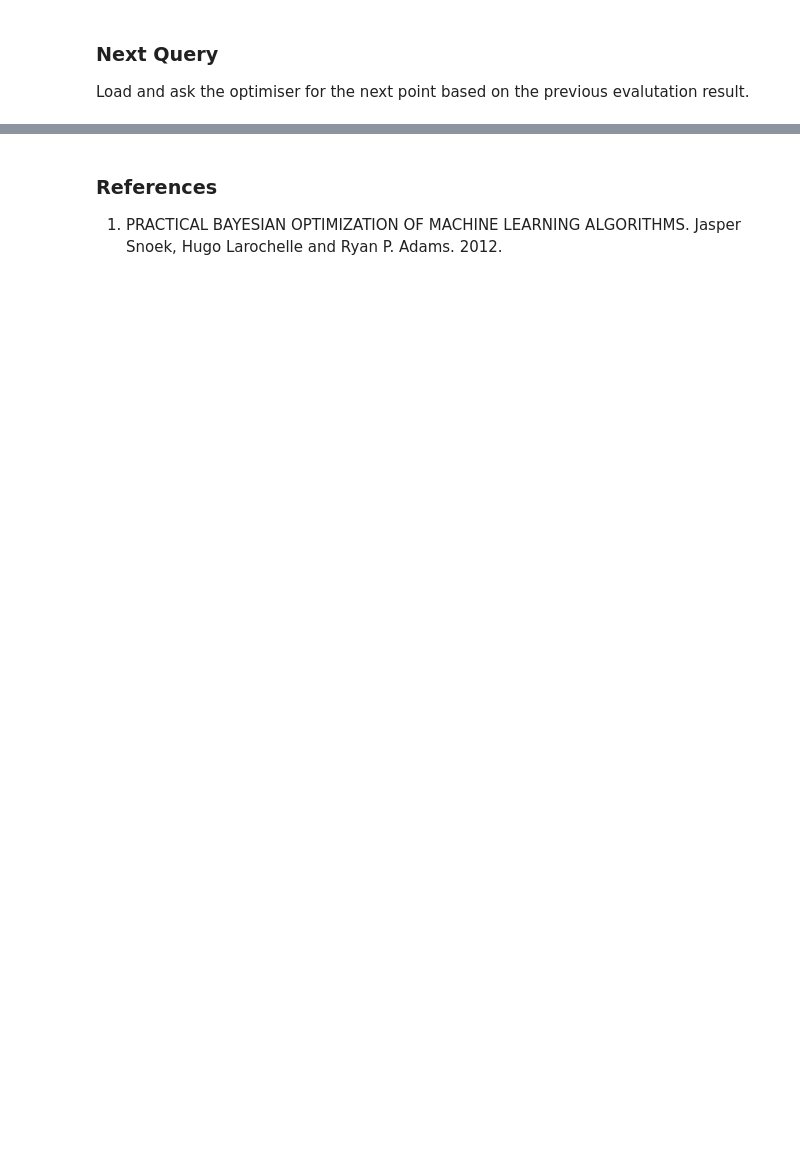
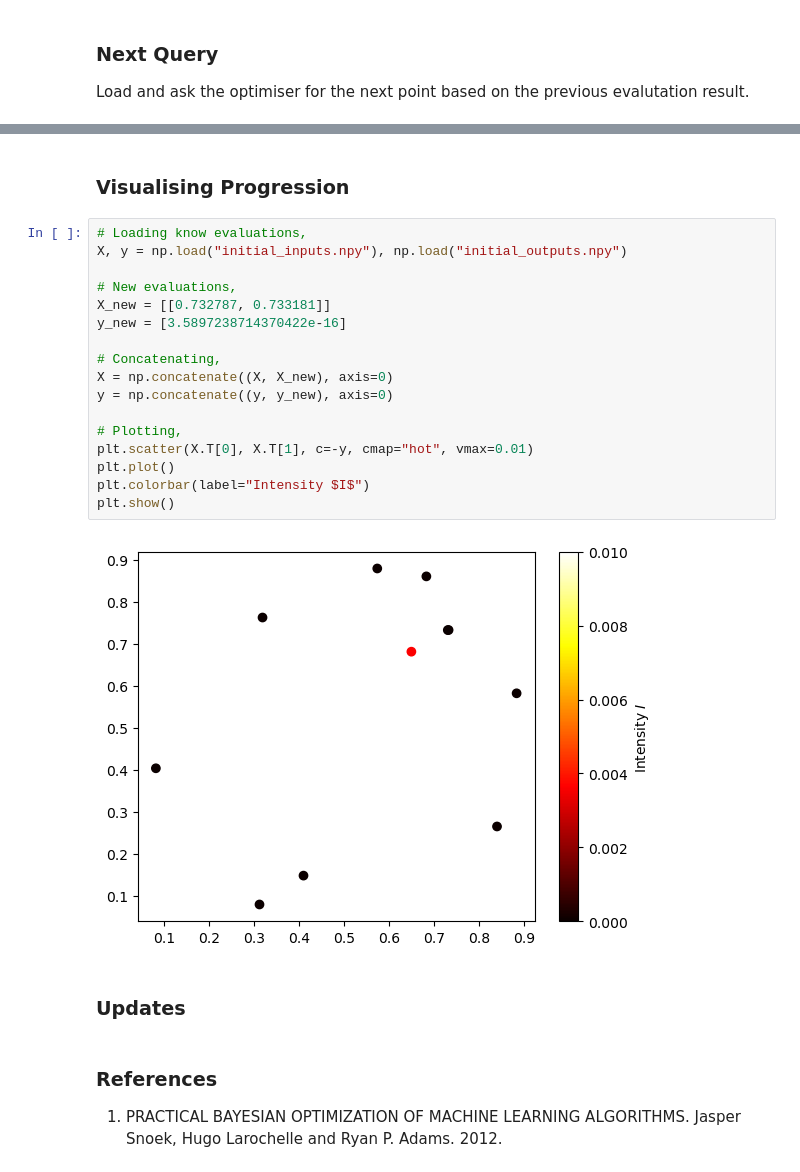
Before and after one commit to prithvi-ramrucha/Capstone-Project, a Jupyter notebook: Function 1/Function 1.ipynb, the cells around one changed output, grey strips where cells are left out. Drawn from its saved outputs; the diff is of its cells as text; blank space fills up the shorter version.

```diff
--- a/Function 1/Function 1.ipynb
+++ b/Function 1/Function 1.ipynb
@@ -170,3 +192,26 @@ ValueError: Not all points have the same dimensions as the space.
+# %% [markdown]
+### Visualising Progression
+# %%
+# Loading know evaluations,
+X, y = np.load("initial_inputs.npy"), np.load("initial_outputs.npy")
+
+# New evaluations,
+X_new = [[0.732787, 0.733181]]
+y_new = [3.5897238714370422e-16]
+
+# Concatenating,
+X = np.concatenate((X, X_new), axis=0)
+y = np.concatenate((y, y_new), axis=0)
+
+# Plotting,
+plt.scatter(X.T[0], X.T[1], c=-y, cmap="hot", vmax=0.01)
+plt.plot()
+plt.colorbar(label="Intensity $I$")
+plt.show()
+# %% [output]
+[figure, added]
+# %% [markdown]
+### Updates
 # %% [markdown]
 ### References
 
```
Also changed, not shown: parts of 9 cells of this notebook, 18 other files.
